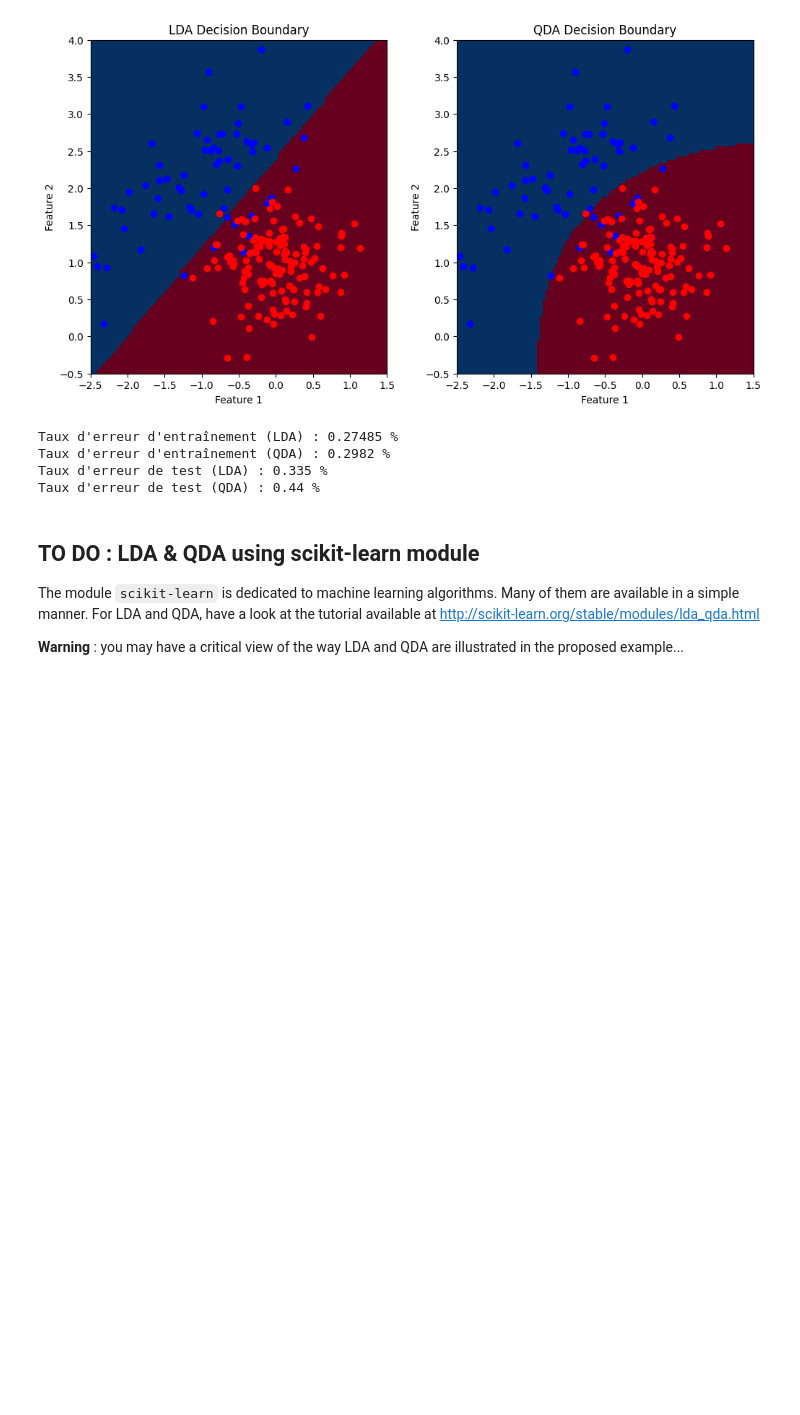
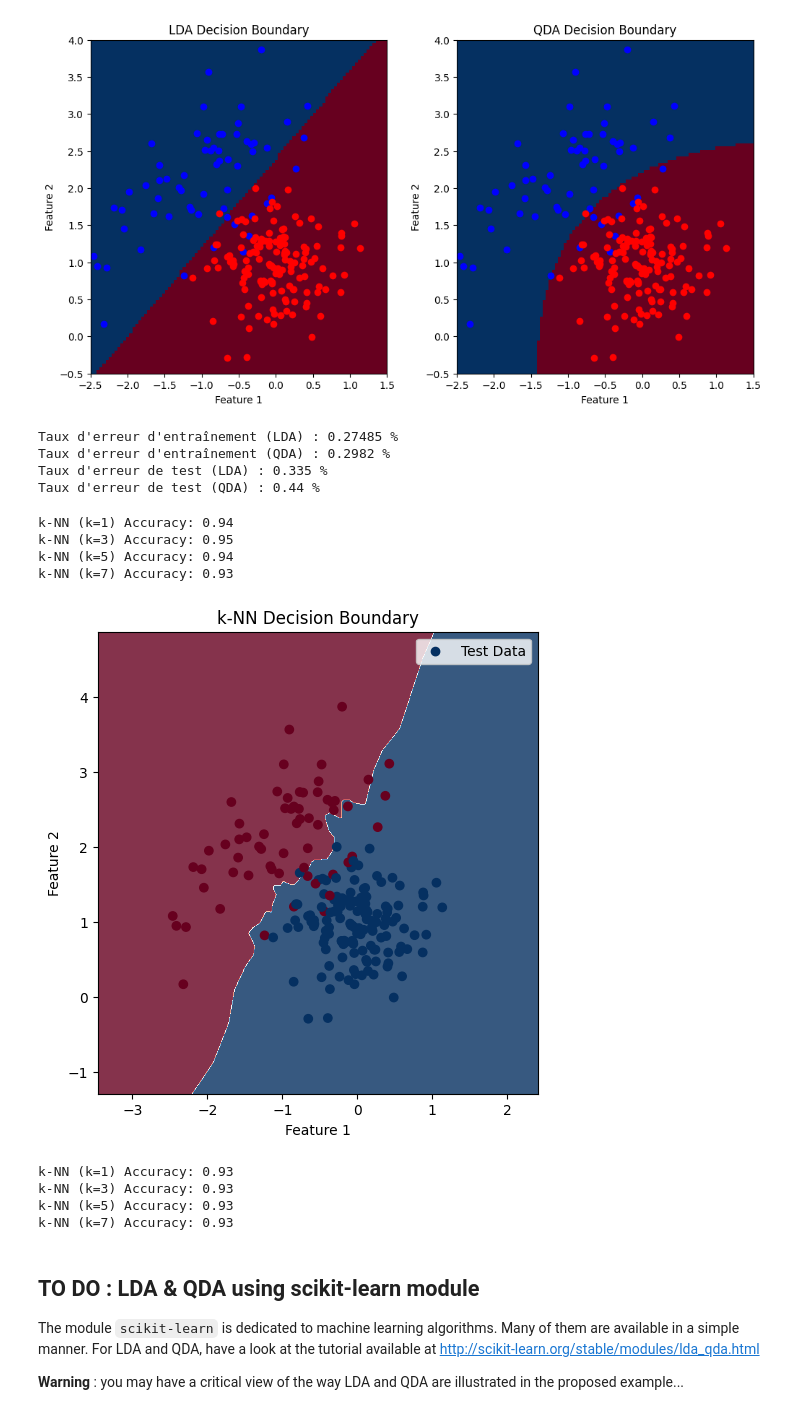
Before and after one commit to mcaron01/decsion-et-apprentissage-sdi, a Jupyter notebook: TP2/TP2_archive/TP2_LDA_QDA.ipynb, the cells around one changed output. Saved outputs shown, nothing was run; the diff lists cells and outputs as text; code cells hidden in the pictures; blank space fills up the shorter version.

```diff
--- a/TP2/TP2_archive/TP2_LDA_QDA.ipynb
+++ b/TP2/TP2_archive/TP2_LDA_QDA.ipynb
@@ -216,6 +216,53 @@ Taux d'erreur d'entraînement (LDA) : 0.27485 %
 Taux d'erreur d'entraînement (QDA) : 0.2982 %
 Taux d'erreur de test (LDA) : 0.335 %
 Taux d'erreur de test (QDA) : 0.44 %
+# %%
+from sklearn.neighbors import KNeighborsClassifier
+from sklearn.metrics import accuracy_score
+k_values = [1, 3, 5, 7]  # Choose different values of k
+
+for k in k_values:
+    knn_classifier = KNeighborsClassifier(n_neighbors=k)
+    knn_classifier.fit(train_features, train_labels)
+    knn_predictions = knn_classifier.predict(test_features)
+    accuracy = accuracy_score(test_labels, knn_predictions)
+    print("k-NN (k={}) Accuracy: {:.2f}".format(k, accuracy))
+
+# Define the range of x1 and x2 values for the grid
+x1_min, x1_max = min(train_features[:, 0].min(), test_features[:, 0].min()) - 1, max(train_features[:, 0].max(), test_features[:, 0].max()) + 1
+x2_min, x2_max = min(train_features[:, 1].min(), test_features[:, 1].min()) - 1, max(train_features[:, 1].max(), test_features[:, 1].max()) + 1
+
+# Create a grid of points
+x1_values, x2_values = np.meshgrid(np.arange(x1_min, x1_max, 0.01), np.arange(x2_min, x2_max, 0.01))
+grid_points = np.c_[x1_values.ravel(), x2_values.ravel()]
+
+# Get predictions for k-NN
+knn_predictions = knn_classifier.predict(grid_points)
+
+# Reshape the predictions for plotting
+knn_predictions = knn_predictions.reshape(x1_values.shape)
+
+# Create a subplot for the k-NN decision boundaries
+plt.figure(figsize=(6, 6))
+
+plt.imshow(knn_predictions, extent=(x1_min, x1_max, x2_min, x2_max), origin='lower', cmap=plt.cm.RdBu, alpha=0.8)
+plt.scatter(test_features[:, 0], test_features[:, 1], c=test_labels, cmap=plt.cm.RdBu, label='Test Data')
+plt.title("k-NN Decision Boundary")
+plt.xlabel("Feature 1")
+plt.ylabel("Feature 2")
+plt.legend()
+
+plt.show()
+# %% [output]
+k-NN (k=1) Accuracy: 0.94
+k-NN (k=3) Accuracy: 0.95
+k-NN (k=5) Accuracy: 0.94
+k-NN (k=7) Accuracy: 0.93
+[figure, added]
+k-NN (k=1) Accuracy: 0.93
+k-NN (k=3) Accuracy: 0.93
+k-NN (k=5) Accuracy: 0.93
+k-NN (k=7) Accuracy: 0.93
 # %% [markdown]
 ## TO DO : LDA & QDA using scikit-learn module
 
```
Also changed, not shown: parts of 1 cell of this notebook.
